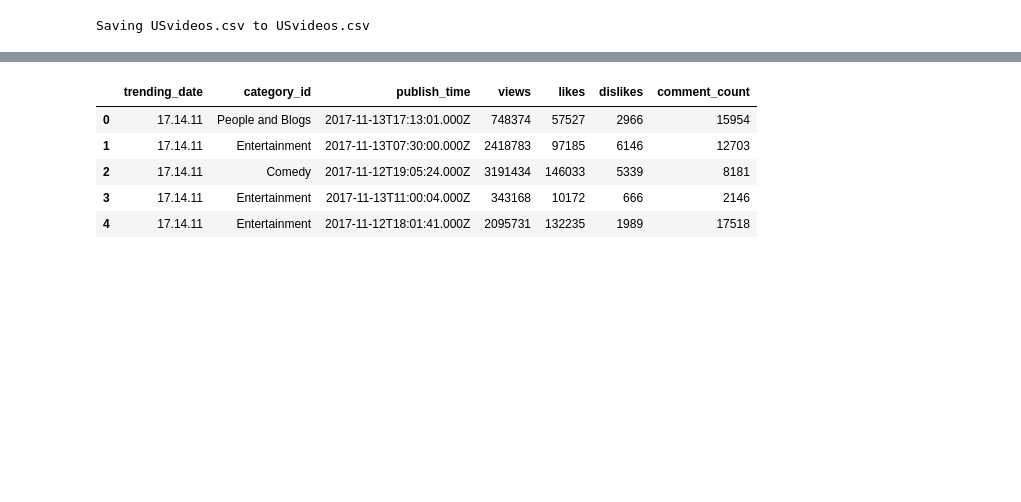
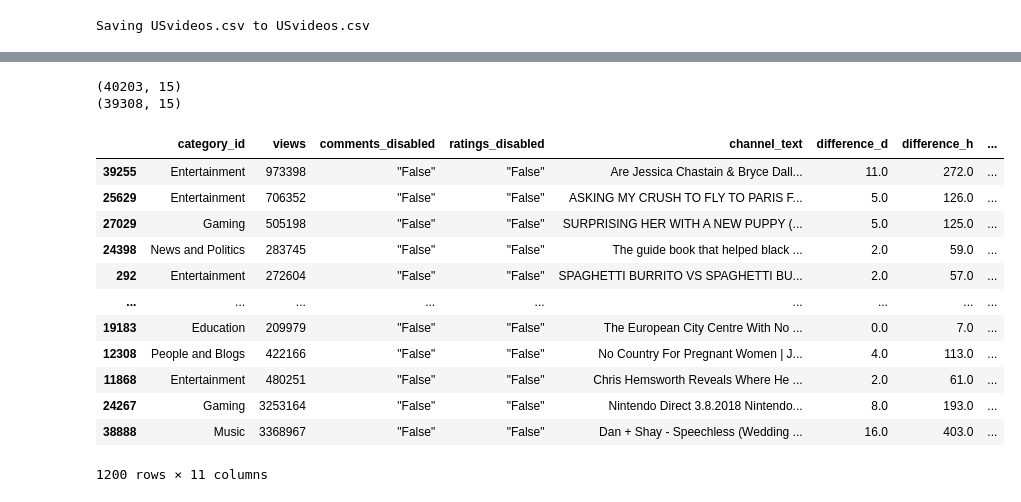
Before and after one commit to jereediv/The_Reason, a Jupyter notebook: Final_Project.ipynb, the cells around one changed output, grey strips where cells are left out. Drawn from its saved outputs; the diff is of its cells as text; code cells hidden in the pictures; blank space fills up the shorter version.

Commit message:
created a smaller formatted sample file (US_youtube_sample)

```diff
--- a/Final_Project.ipynb
+++ b/Final_Project.ipynb
@@ -46,0 +37,10 @@ dtype: int64
+# %%
+#drop description missing rows
+yt_df['description'].replace('', np.nan, inplace=True)
+yt_df.dropna(subset=['description'], inplace=True)
+print(yt_df.shape)
+
+#concatanate text columns
+yt_df['channel_text'] = yt_df.title + ' ' + yt_df.channel_title + ' ' +yt_df.description +'  '+ yt_df.tags
+yt_df = yt_df.drop(columns = ['title', 'channel_title', 'description','tags'])
+yt_df
@@ -47,10 +62,52 @@ dtype: int64
+# %%
+#convert times to timestamps
+#change the trending_date format to yyyy-mm-dd from yy.dd.mm
+yt_df['formatted_trending_date'] = pd.to_datetime(yt_df['trending_date'],format="%y.%d.%m")
+yt_df['formatted_publish_time'] = pd.to_datetime(yt_df['publish_time'],format="%Y-%m-%dT%H:%M:%S.%fZ")
+yt_df ['difference_d'] = (yt_df['formatted_trending_date'] - yt_df['formatted_publish_time']).astype('timedelta64[D]')
+yt_df ['difference_h'] = (yt_df['formatted_trending_date'] - yt_df['formatted_publish_time']).astype('timedelta64[h]')
+
+#US_video=US_video.assign(publish_day=US_video.publish_time.dt.day,publish_month=US_video.publish_time.dt.month,publish_year=US_video.publish_time.dt.year)
+
+yt_df ['published_year'] = yt_df['formatted_publish_time'].dt.year
+yt_df ['published_month'] = yt_df['formatted_publish_time'].dt.month
+yt_df ['trending_year'] = yt_df['formatted_trending_date'].dt.year
+yt_df ['trending_month'] = yt_df['formatted_trending_date'].dt.month
+
+#yt_df ['published_year_month'] = yt_df ['published_year'].astype(str)[2:] + ' ' + yt_df ['published_month'].astype(str)
+#yt_df ['trending_year_month'] = yt_df ['trending_year'].astype(str)[2:4] + ' ' + yt_df ['trending_month'].astype(str)
+
+#drop outliers - past published videos
+yt_df = yt_df[yt_df.published_year.isin([2016,2017,2018])]
+print(yt_df.shape)
+
+#get small range of view counts
+yt_df = yt_df[(yt_df['views'] >= 10000) & (yt_df['views'] <= 50000000)]
+print(yt_df.shape)
+
+yt_df['comments_disabled'] = yt_df['comments_disabled'].apply(lambda x: "\"" + str(x) + "\"")
+yt_df['ratings_disabled'] = yt_df['ratings_disabled'].apply(lambda x: "\"" + str(x) + "\"")
+# %% [output]
+(40203, 15)
+(39308, 15)
+# %%
+#drop un-wanted date columns
+yt_df = yt_df.drop(columns = ['trending_date', 'publish_time', 'formatted_trending_date', 'formatted_publish_time'])
+yt_df = yt_df.sample(1200)
 # %%
 yt_df['category_id']= yt_df['category_id'].replace([24, 10, 26, 23, 22, 25, 28, 1, 17, 27, 15, 20, 19, 2, 29, 43], ['Entertainment', 'Music', 'How to and Style', 'Comedy', 'People and Blogs', 'News and Politics', 'Science and Technology', 'Film and Animation', 'Sports', 'Education', 'Pets and Animals', 'Gaming', 'Travel and Events', 'Autos and Vehicles', 'Non-profits and Activism', 'Shows'])
-yt_df.head()
+yt_df
 # %% [output]
-|  | trending_date | category_id | publish_time | views | likes | dislikes | comment_count |
-| 0 | 17.14.11 | People and Blogs | 2017-11-13T17:13:01.000Z | 748374 | 57527 | 2966 | 15954 |
-| 1 | 17.14.11 | Entertainment | 2017-11-13T07:30:00.000Z | 2418783 | 97185 | 6146 | 12703 |
-| 2 | 17.14.11 | Comedy | 2017-11-12T19:05:24.000Z | 3191434 | 146033 | 5339 | 8181 |
-| 3 | 17.14.11 | Entertainment | 2017-11-13T11:00:04.000Z | 343168 | 10172 | 666 | 2146 |
-| 4 | 17.14.11 | Entertainment | 2017-11-12T18:01:41.000Z | 2095731 | 132235 | 1989 | 17518 |
+|  | category_id | views | comments_disabled | ratings_disabled | channel_text | difference_d | difference_h | ... |
+| 39255 | Entertainment | 973398 | "False" | "False" | Are Jessica Chastain & Bryce Dall... | 11.0 | 272.0 | ... |
+| 25629 | Entertainment | 706352 | "False" | "False" | ASKING MY CRUSH TO FLY TO PARIS F... | 5.0 | 126.0 | ... |
+| 27029 | Gaming | 505198 | "False" | "False" | SURPRISING HER WITH A NEW PUPPY (... | 5.0 | 125.0 | ... |
+| 24398 | News and Politics | 283745 | "False" | "False" | The guide book that helped black ... | 2.0 | 59.0 | ... |
+| 292 | Entertainment | 272604 | "False" | "False" | SPAGHETTI BURRITO VS SPAGHETTI BU... | 2.0 | 57.0 | ... |
+| ... | ... | ... | ... | ... | ... | ... | ... | ... |
+| 19183 | Education | 209979 | "False" | "False" | The European City Centre With No ... | 0.0 | 7.0 | ... |
+| 12308 | People and Blogs | 422166 | "False" | "False" | No Country For Pregnant Women | J... | 4.0 | 113.0 | ... |
+| 11868 | Entertainment | 480251 | "False" | "False" | Chris Hemsworth Reveals Where He ... | 2.0 | 61.0 | ... |
+| 24267 | Gaming | 3253164 | "False" | "False" | Nintendo Direct 3.8.2018 Nintendo... | 8.0 | 193.0 | ... |
+| 38888 | Music | 3368967 | "False" | "False" | Dan + Shay - Speechless (Wedding ... | 16.0 | 403.0 | ... |
+1200 rows × 11 columns
```
Also changed, not shown: parts of 11 cells of this notebook, 1 other file.
